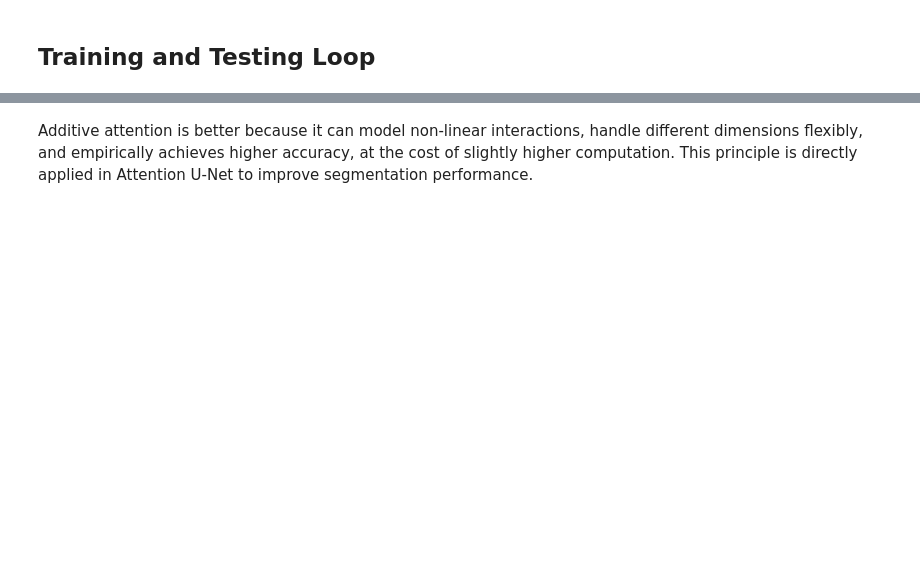
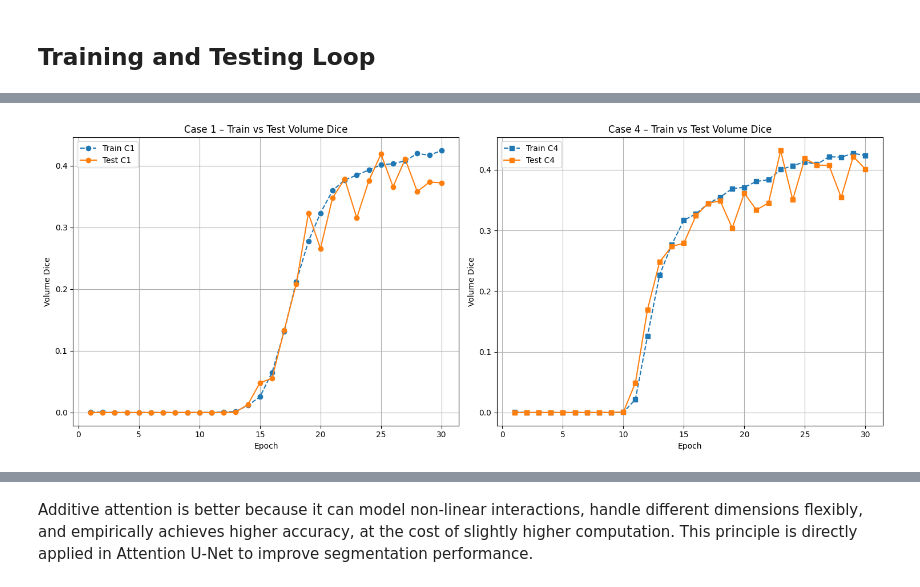
Before and after one commit to antoinegintrand/segmentation-kaggle-notbook-SenNet-HOA-attention-gated-UNet-model-, a Jupyter notebook: Blood_Vessel_Segmentation_AttentionGated_UNet.ipynb, the cells around one changed output, grey strips where cells are left out. Drawn from its saved outputs; the diff is of its cells as text; code cells hidden in the pictures; blank space fills up the shorter version.

```diff
--- a/Blood_Vessel_Segmentation_AttentionGated_UNet.ipynb
+++ b/Blood_Vessel_Segmentation_AttentionGated_UNet.ipynb
@@ -1045,0 +1229,45 @@ best_dice_4 = 0.364783
+# %%
+import matplotlib.pyplot as plt
+
+# -------------------------
+# Extract epochs
+# -------------------------
+epochs_1 = [log["epoch"] for log in training_log_1]
+epochs_4 = [log["epoch"] for log in training_log_4]
+
+# -------------------------
+# Extract Volume Dice values
+# -------------------------
+train_vol_1 = [log["train_vol_dice"] for log in training_log_1]
+test_vol_1  = [log["test_vol_dice"]  for log in training_log_1]
+
+train_vol_4 = [log["train_vol_dice"] for log in training_log_4]
+test_vol_4  = [log["test_vol_dice"]  for log in training_log_4]
+
+# -------------------------
+# PLOT VOLUME DICE FOR BOTH CASES SIDE BY SIDE
+# -------------------------
+fig, axs = plt.subplots(1, 2, figsize=(15, 6))
+
+# Case 1
+axs[0].plot(epochs_1, train_vol_1, '--o', label="Train C1")
+axs[0].plot(epochs_1, test_vol_1, '-o', label="Test C1")
+axs[0].set_title("Case 1 – Train vs Test Volume Dice")
+axs[0].set_xlabel("Epoch")
+axs[0].set_ylabel("Volume Dice")
+axs[0].grid(True)
+axs[0].legend()
+
+# Case 4
+axs[1].plot(epochs_4, train_vol_4, '--s', label="Train C4")
+axs[1].plot(epochs_4, test_vol_4, '-s', label="Test C4")
+axs[1].set_title("Case 4 – Train vs Test Volume Dice")
+axs[1].set_xlabel("Epoch")
+axs[1].set_ylabel("Volume Dice")
+axs[1].grid(True)
+axs[1].legend()
+
+plt.tight_layout()
+plt.show()
+# %% [output]
+[figure, added]
```
Also changed, not shown: parts of 18 cells of this notebook.
